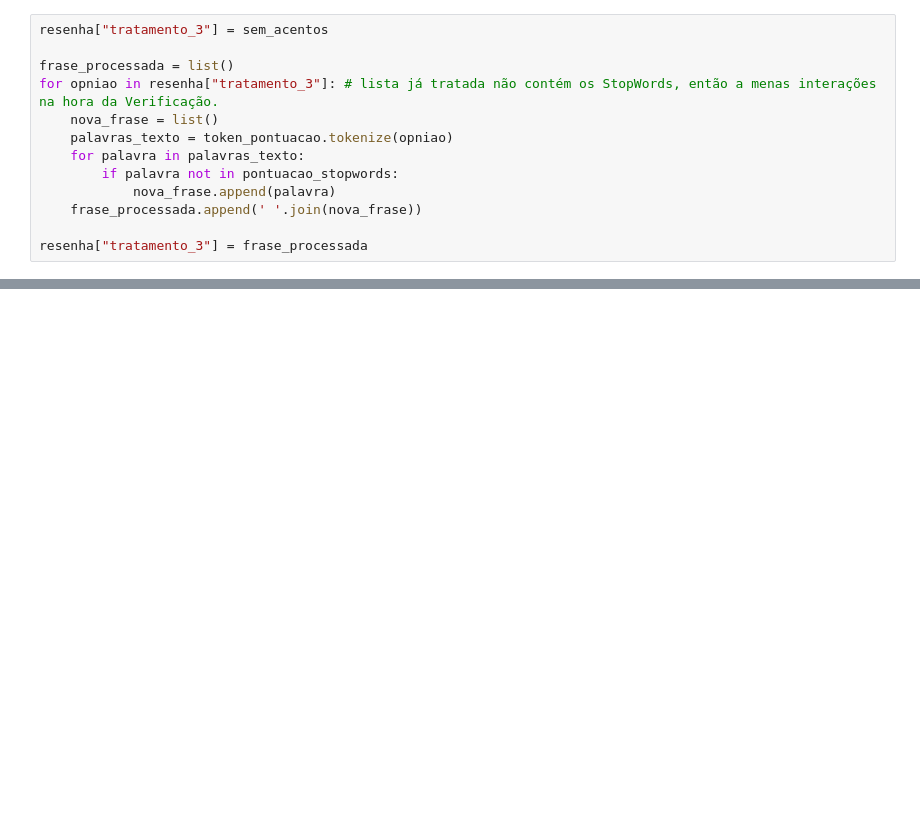
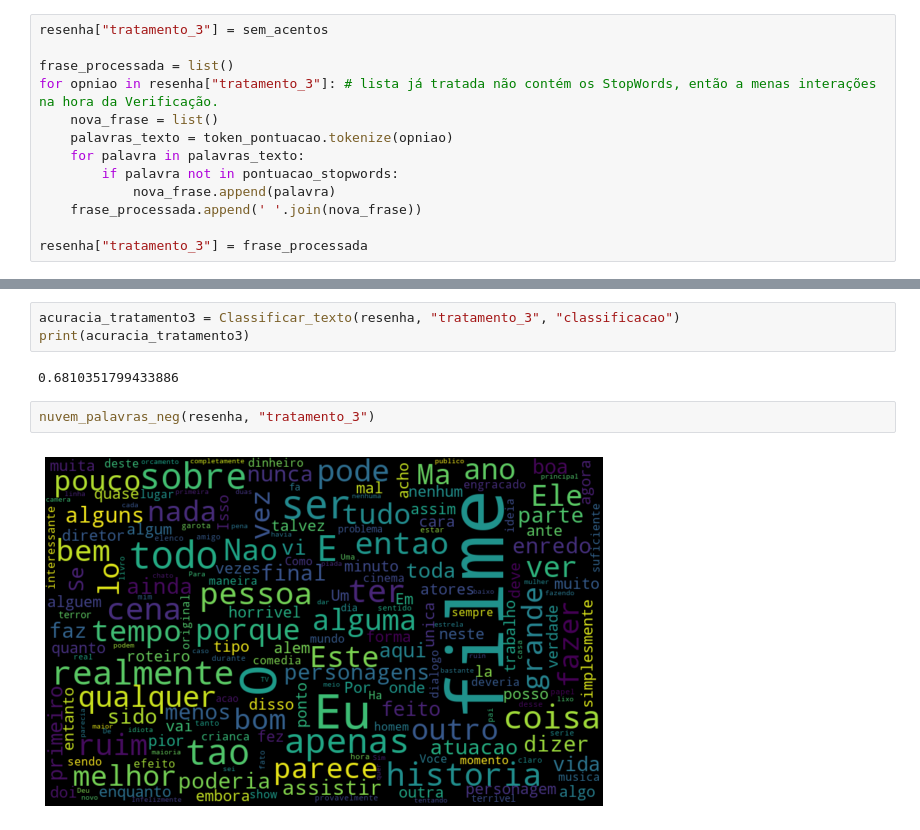
Before and after one commit to MichaelHenriqueJacinto/Linguagem-Natural-P2, a Jupyter notebook: LNP2.ipynb, the cells around one changed output, grey strips where cells are left out. Saved outputs shown, nothing was run; the diff lists cells and outputs as text; blank space fills up the shorter version.

```diff
--- a/LNP2.ipynb
+++ b/LNP2.ipynb
@@ -244,3 +244,12 @@ resenha.head()
 | 2 | 3 | First of all I hate those moronic... | Primeiro de tudo eu odeio esses r... | neg | 0 | Primeiro tudo odeio raps imbecis,... | Primeiro tudo odeio raps imbecis ... | Primeiro tudo odeio raps imbecis ... |
 | 3 | 4 | Not even the Beatles could write ... | Nem mesmo os Beatles puderam escr... | neg | 0 | Nem Beatles puderam escrever músi... | Nem Beatles puderam escrever músi... | Nem Beatles puderam escrever musi... |
 | 4 | 5 | Brass pictures movies is not a fi... | Filmes de fotos de latão não é um... | neg | 0 | Filmes fotos latão palavra apropr... | Filmes fotos latão palavra apropr... | Filmes fotos latao palavra apropr... |
+# %%
+acuracia_tratamento3 = Classificar_texto(resenha, "tratamento_3", "classificacao")
+print(acuracia_tratamento3)
+# %% [output]
+0.6810351799433886
+# %%
+nuvem_palavras_neg(resenha, "tratamento_3")
+# %% [output]
+[figure, added]
```
Also changed, not shown: parts of 3 cells of this notebook.
